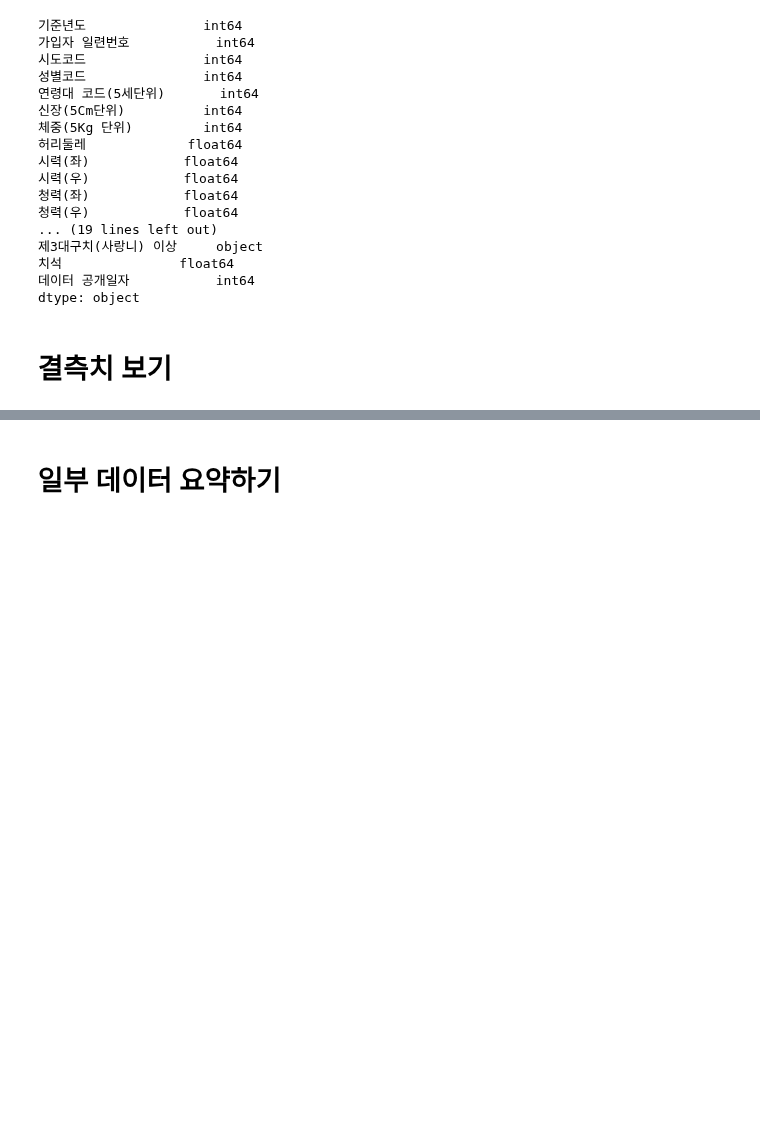
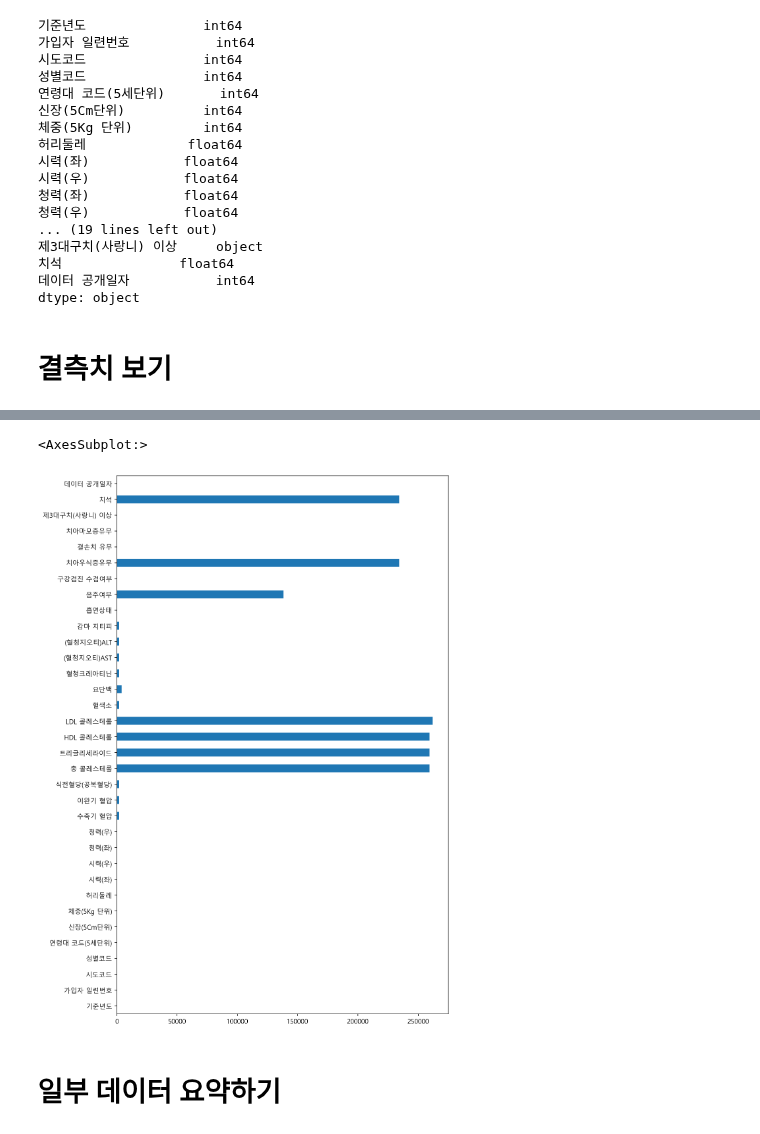
Before and after one commit to tree698/Data_Analysis, a Jupyter notebook: 1. Health Check/Untitled.ipynb, the cells around one changed output, grey strips where cells are left out. Drawn from its saved outputs; the diff is of its cells as text; code cells hidden in the pictures; blank space fills up the shorter version.

```diff
--- a/1. Health Check/Untitled.ipynb
+++ b/1. Health Check/Untitled.ipynb
@@ -145,4 +187,9 @@ dtype: object
 # %%
 # 판다스에 내장된 plot을 통해 시각화를 합니다.
+
+df.isnull().sum().plot.barh(figsize=(9,15))
+# %% [output]
+<AxesSubplot:>
+[figure, added]
 # %% [markdown]
 # 일부 데이터 요약하기
```
Also changed, not shown: parts of 10 cells of this notebook.
